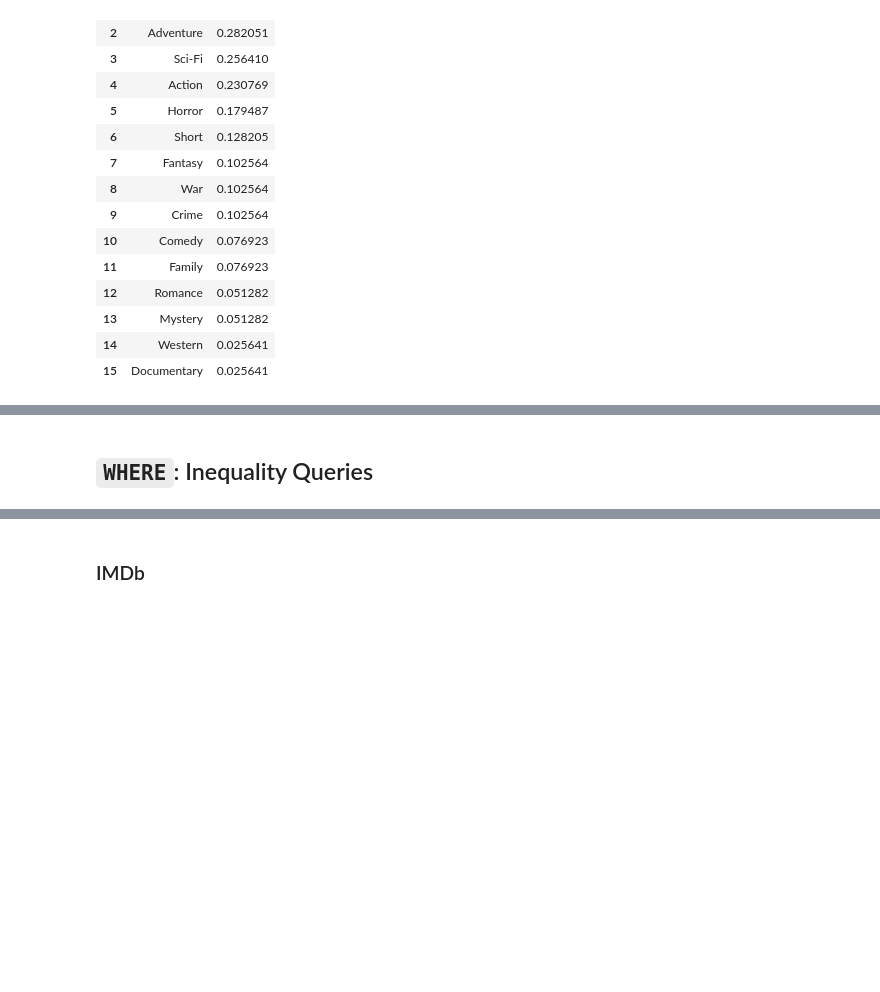
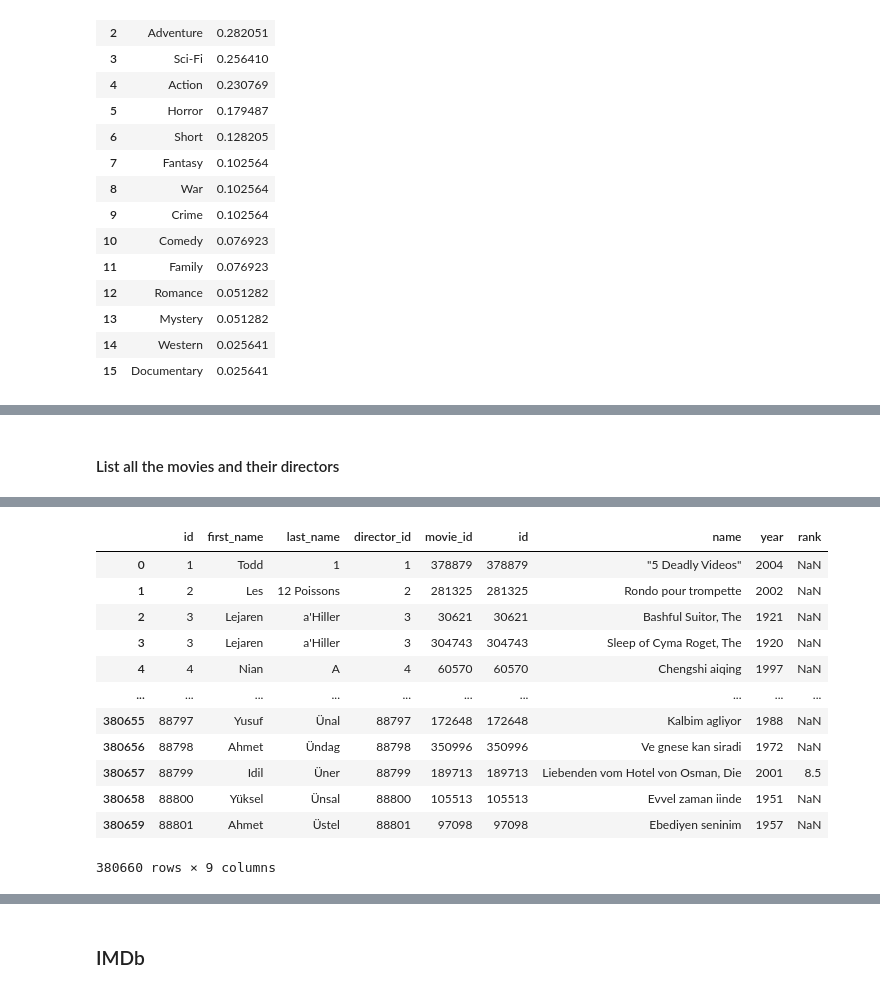
Before and after one commit to ipeirotis/introduction-to-databases, a Jupyter notebook: session4/C-Join_Queries.ipynb, the cells around one changed output, grey strips where cells are left out. Saved outputs shown, nothing was run; the diff lists cells and outputs as text; code cells hidden in the pictures; blank space fills up the shorter version.

```diff
--- a/session4/C-Join_Queries.ipynb
+++ b/session4/C-Join_Queries.ipynb
@@ -187,2 +159,9 @@ Query started at 07:30:19 PM UTC; Query executed in 0.00 m
-# %% [markdown]
-## `WHERE`: Inequality Queries
+# %% [markdown]
+#### List all the movies and their directors
+# %%
+%%read_sql
+SELECT *
+FROM directors D
+  INNER JOIN movies_directors MD ON MD.director_id = D.id
+  INNER JOIN movies M ON M.id = MD.movie_id
+# %% [output]
@@ -188,0 +169,13 @@ Query started at 07:30:19 PM UTC; Query executed in 0.00 m
+|  | id | first_name | last_name | director_id | movie_id | id | name | year | rank |
+| 0 | 1 | Todd | 1 | 1 | 378879 | 378879 | "5 Deadly Videos" | 2004 | NaN |
+| 1 | 2 | Les | 12 Poissons | 2 | 281325 | 281325 | Rondo pour trompette | 2002 | NaN |
+| 2 | 3 | Lejaren | a'Hiller | 3 | 30621 | 30621 | Bashful Suitor, The | 1921 | NaN |
+| 3 | 3 | Lejaren | a'Hiller | 3 | 304743 | 304743 | Sleep of Cyma Roget, The | 1920 | NaN |
+| 4 | 4 | Nian | A | 4 | 60570 | 60570 | Chengshi aiqing | 1997 | NaN |
+| ... | ... | ... | ... | ... | ... | ... | ... | ... | ... |
+| 380655 | 88797 | Yusuf | Ünal | 88797 | 172648 | 172648 | Kalbim agliyor | 1988 | NaN |
+| 380656 | 88798 | Ahmet | Ündag | 88798 | 350996 | 350996 | Ve gnese kan siradi | 1972 | NaN |
+| 380657 | 88799 | Idil | Üner | 88799 | 189713 | 189713 | Liebenden vom Hotel von Osman, Die | 2001 | 8.5 |
+| 380658 | 88800 | Yüksel | Ünsal | 88800 | 105513 | 105513 | Evvel zaman iinde | 1951 | NaN |
+| 380659 | 88801 | Ahmet | Üstel | 88801 | 97098 | 97098 | Ebediyen seninim | 1957 | NaN |
+380660 rows × 9 columns
```
Also changed, not shown: parts of 47 cells of this notebook.
